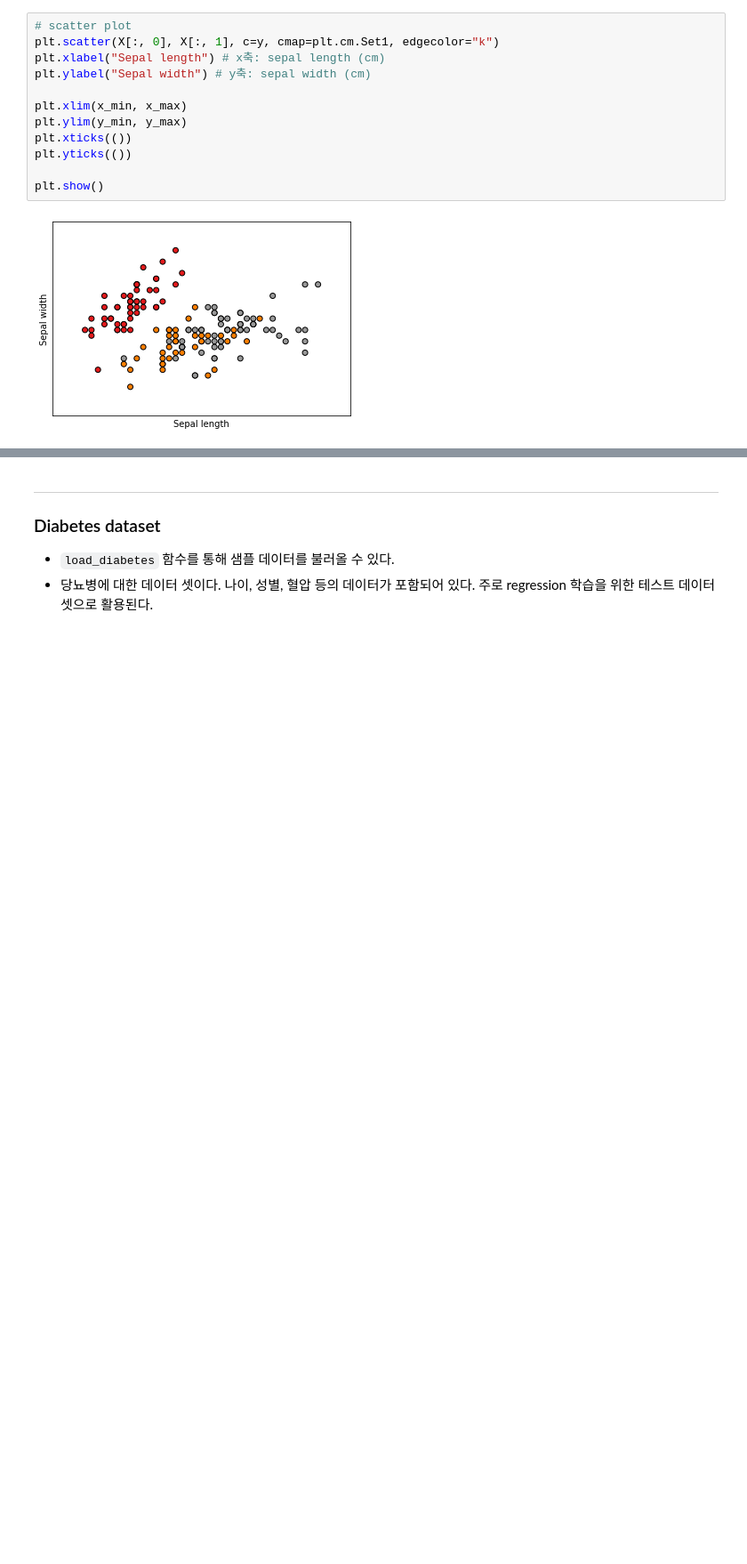
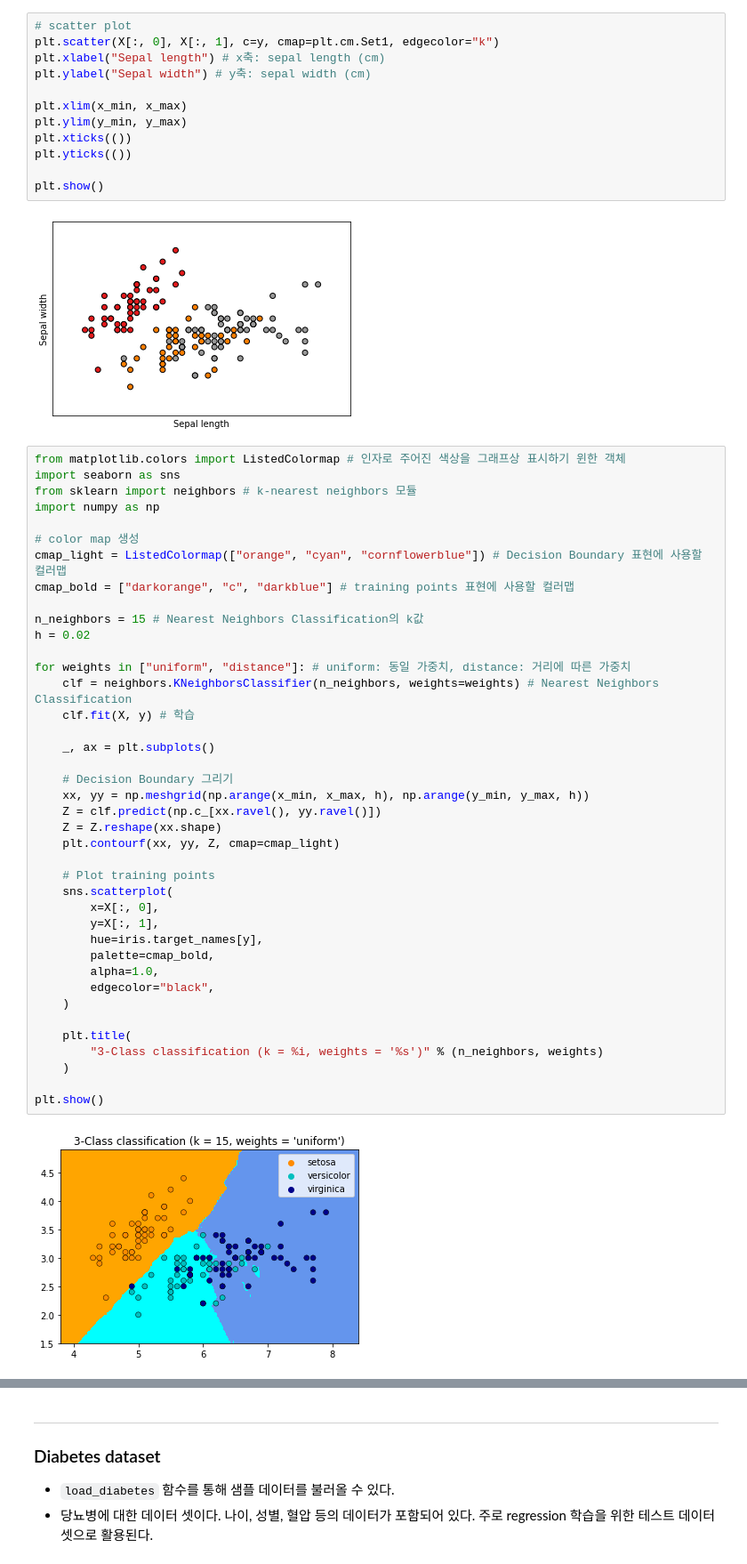
Before and after one commit to aprilslab/pythonStudy, a Jupyter notebook: src/대학원/프로그래밍특론/scikit-learn 패키지 조사.ipynb, the cells around one changed output, grey strips where cells are left out. Shown: that part at 89% size. Cells and saved outputs as stored; diff of their text form; blank space fills up the shorter version.

```diff
--- a/src/대학원/프로그래밍특론/scikit-learn 패키지 조사.ipynb
+++ b/src/대학원/프로그래밍특론/scikit-learn 패키지 조사.ipynb
@@ -150,3 +150,45 @@ plt.yticks(())
 plt.show()
 # %% [output]
 [figure]
+# %%
+from matplotlib.colors import ListedColormap # 인자로 주어진 색상을 그래프상 표시하기 윈한 객체
+import seaborn as sns
+from sklearn import neighbors # k-nearest neighbors 모듈
+import numpy as np
+
+# color map 생성
+cmap_light = ListedColormap(["orange", "cyan", "cornflowerblue"]) # Decision Boundary 표현에 사용할 컬러맵
+cmap_bold = ["darkorange", "c", "darkblue"] # training points 표현에 사용할 컬러맵
+
+n_neighbors = 15 # Nearest Neighbors Classification의 k값
+h = 0.02
+
+for weights in ["uniform", "distance"]: # uniform: 동일 가중치, distance: 거리에 따른 가중치
+    clf = neighbors.KNeighborsClassifier(n_neighbors, weights=weights) # Nearest Neighbors Classification
+    clf.fit(X, y) # 학습
+
+    _, ax = plt.subplots()
+
+    # Decision Boundary 그리기
+    xx, yy = np.meshgrid(np.arange(x_min, x_max, h), np.arange(y_min, y_max, h))
+    Z = clf.predict(np.c_[xx.ravel(), yy.ravel()])
+    Z = Z.reshape(xx.shape)
+    plt.contourf(xx, yy, Z, cmap=cmap_light)
+
+    # Plot training points
+    sns.scatterplot(
+        x=X[:, 0],
+        y=X[:, 1],
+        hue=iris.target_names[y],
+        palette=cmap_bold,
+        alpha=1.0,
+        edgecolor="black",
+    )
+
+    plt.title(
+        "3-Class classification (k = %i, weights = '%s')" % (n_neighbors, weights)
+    )
+
+plt.show()
+# %% [output]
+[figure, added]
```
Also changed, not shown: parts of 1 cell of this notebook.
